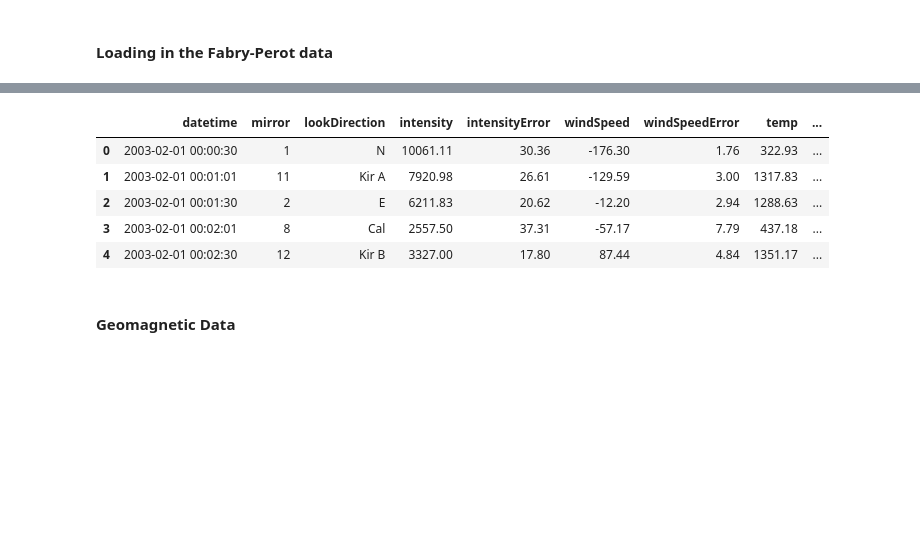
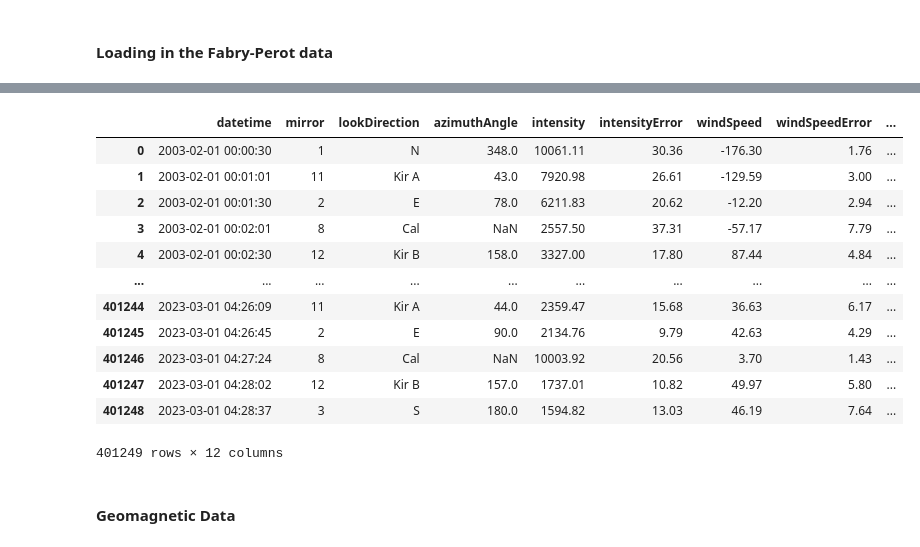
Before and after one commit to elliotdable/fp_ml_ucl, a Jupyter notebook: notebooks/data_processing.ipynb, the cells around one changed output, grey strips where cells are left out. Saved outputs shown, nothing was run; the diff lists cells and outputs as text; code cells hidden in the pictures; blank space fills up the shorter version.

```diff
--- a/notebooks/data_processing.ipynb
+++ b/notebooks/data_processing.ipynb
@@ -132,11 +132,12 @@ def adjust_date(row):
     row['date'] = datetime_combined
     return row
 
-def fpi_file_loader(directory, mirror_map):
+def fpi_file_loader(directory, site):
     '''This function loads in all of the .dat files and concatenate them simultaneously, performing some data trabformations along the way for ease of use later on
 
     Inputs:
         directory: the directory of fpi .dat files
+        site: site of the FPI (ie Kiruna)
 
     Returns:
         dataframe: a concatenated pandas dataframe of all of the .dat files containing the fpi data
@@ -156,11 +157,8 @@ def fpi_file_loader(directory, mirror_map):
         #extract date string from .dat filename
         date_string = '20' + str(file[1:3]) + '-' + str(int(file[3],16)) + '-' + str(file[4:6])
 
-        # Define the format of the date string
-        date_format = "%Y-%m-%d"
-
         # Convert the string to a datetime object
-        date_object = datetime.strptime(date_string, date_format)
+        date_object = datetime.strptime(date_string, "%Y-%m-%d")
 
         # Read lines from the file starting from line 14 as the data above isn't tabular it is in written form so unusable if unspecified (check a FP .dat file to see what I mean)
         with open(filepath, 'r') as file:
@@ -178,14 +176,43 @@ def fpi_file_loader(directory, mirror_map):
         #concatenate new df to master dataframe
         dataframe = pd.concat([dataframe, df])
 
+    dataframe['datetime'] = pd.to_datetime(dataframe['datetime'])
+
     # mapping the mirror codes to their look directions
+    mirror_map = {'1': 'N','2': 'E','3': 'S','4': 'W','5': 'NW','6': 'NE','7': 'Zen','8': 'Cal','9': 'SW','10': 'SE','11': 'Kir A','12': 'Kir B','14': 'Sod A','15': 'Sod B', '16':'EISCAT C'}
+
     dataframe['lookDirection'] = dataframe['mirror'].map(mirror_map)
+
+    # need a function for mapping azimuth angles, have only assigned angles to the 8 compass directions, the rest are assigned None values
+    def angle_mapping(row, site):
+        if site == 'Sodankyla':
+            mapping = {
+                '1': 8, '2': 98, '3': 188, '4': 278, '5': 323, '6': 53,'7': None,'8': None,'9': 233,'10': 143,'11': None,'12': None,'14': 335, '15': 220, '16': 296
+            }
+            return mapping[row['mirror']]
+        elif site == 'Kiruna':
+            # kiruna changed direction in 2009, need to account for this changed mirror map
+            if row['datetime'].date() < datetime.strptime('2009-01-01', "%Y-%m-%d").date():
+                mapping = {
+                '1': 348,'2': 78,'3': 168,'4': 258,'5': 303,'6': 33,'7': None,'8': None,'9': 213,'10': 123,'11': 43,'12': 158,'14': None,'15': None, '16': None
+            }
+                return mapping[row['mirror']]
+            else:
+                mapping = {
+                '1': 0,'2': 90,'3': 180,'4': 270,'5': 315,'6': 45,'7': None,'8': None,'9': 225,'10': 135,'11': 44,'12': 157,'14': None,'15': None, '16': 330
+            }
+                return mapping[row['mirror']]
+        else:
+            return None
+
+    dataframe['azimuthAngle'] = dataframe.apply(angle_mapping, axis=1, args=(site,))
 
     # setting the correct datatypes and dropping 'peak' column as it is irrelevant
     dataframe = dataframe.drop(['peak', 'time'], axis=1)
 
     dataframe['lookDirection'] = dataframe['lookDirection'].astype(str)
     dataframe['mirror'] = dataframe['mirror'].astype(int)
+    dataframe['azimuthAngle'] = dataframe['azimuthAngle'].astype(float)
     dataframe['intensity'] = dataframe['intensity'].astype(float)
     dataframe['intensityError'] = dataframe['intensityError'].astype(float)
     dataframe['windSpeed'] = dataframe['windSpeed'].astype(float)
@@ -200,7 +227,7 @@ def fpi_file_loader(directory, mirror_map):
     dataframe = dataframe.reset_index(drop=True)
 
     # reordering the columns
-    dataframe = dataframe[['datetime', 'mirror', 'lookDirection', 'intensity', 'intensityError', 'windSpeed', 'windSpeedError',
+    dataframe = dataframe[['datetime', 'mirror', 'lookDirection', 'azimuthAngle', 'intensity', 'intensityError', 'windSpeed', 'windSpeedError',
        'temp', 'tempError', 'chiSquared', 'sigToNoiseRatio']]
 
     return dataframe
@@ -235,14 +246,21 @@ sodankyla_red_fpi_data.head(5)
 # %%
-kiruna_red_fpi_data = fpi_file_loader(kiruna_dir + 'Kiruna_Red/', label_mapping)
+kiruna_red_fpi_data = fpi_file_loader(kiruna_dir + 'Kiruna_Red/', 'Kiruna')
 #kiruna_red_fpi_data.to_csv(kiruna_dir + 'kiruna_red_fpi_data.csv', index=False)
 kiruna_red_fpi_data.head(5)
 # %% [output]
-|  | datetime | mirror | lookDirection | intensity | intensityError | windSpeed | windSpeedError | temp | ... |
-| 0 | 2003-02-01 00:00:30 | 1 | N | 10061.11 | 30.36 | -176.30 | 1.76 | 322.93 | ... |
-| 1 | 2003-02-01 00:01:01 | 11 | Kir A | 7920.98 | 26.61 | -129.59 | 3.00 | 1317.83 | ... |
-| 2 | 2003-02-01 00:01:30 | 2 | E | 6211.83 | 20.62 | -12.20 | 2.94 | 1288.63 | ... |
-| 3 | 2003-02-01 00:02:01 | 8 | Cal | 2557.50 | 37.31 | -57.17 | 7.79 | 437.18 | ... |
-| 4 | 2003-02-01 00:02:30 | 12 | Kir B | 3327.00 | 17.80 | 87.44 | 4.84 | 1351.17 | ... |
+|  | datetime | mirror | lookDirection | azimuthAngle | intensity | intensityError | windSpeed | windSpeedError | ... |
+| 0 | 2003-02-01 00:00:30 | 1 | N | 348.0 | 10061.11 | 30.36 | -176.30 | 1.76 | ... |
+| 1 | 2003-02-01 00:01:01 | 11 | Kir A | 43.0 | 7920.98 | 26.61 | -129.59 | 3.00 | ... |
+| 2 | 2003-02-01 00:01:30 | 2 | E | 78.0 | 6211.83 | 20.62 | -12.20 | 2.94 | ... |
+| 3 | 2003-02-01 00:02:01 | 8 | Cal | NaN | 2557.50 | 37.31 | -57.17 | 7.79 | ... |
+| 4 | 2003-02-01 00:02:30 | 12 | Kir B | 158.0 | 3327.00 | 17.80 | 87.44 | 4.84 | ... |
+| ... | ... | ... | ... | ... | ... | ... | ... | ... | ... |
+| 401244 | 2023-03-01 04:26:09 | 11 | Kir A | 44.0 | 2359.47 | 15.68 | 36.63 | 6.17 | ... |
+| 401245 | 2023-03-01 04:26:45 | 2 | E | 90.0 | 2134.76 | 9.79 | 42.63 | 4.29 | ... |
+| 401246 | 2023-03-01 04:27:24 | 8 | Cal | NaN | 10003.92 | 20.56 | 3.70 | 1.43 | ... |
+| 401247 | 2023-03-01 04:28:02 | 12 | Kir B | 157.0 | 1737.01 | 10.82 | 49.97 | 5.80 | ... |
+| 401248 | 2023-03-01 04:28:37 | 3 | S | 180.0 | 1594.82 | 13.03 | 46.19 | 7.64 | ... |
+401249 rows × 12 columns
 # %% [markdown]
 #### Geomagnetic Data
 # %%
```
Also changed, not shown: parts of 11 cells of this notebook.
